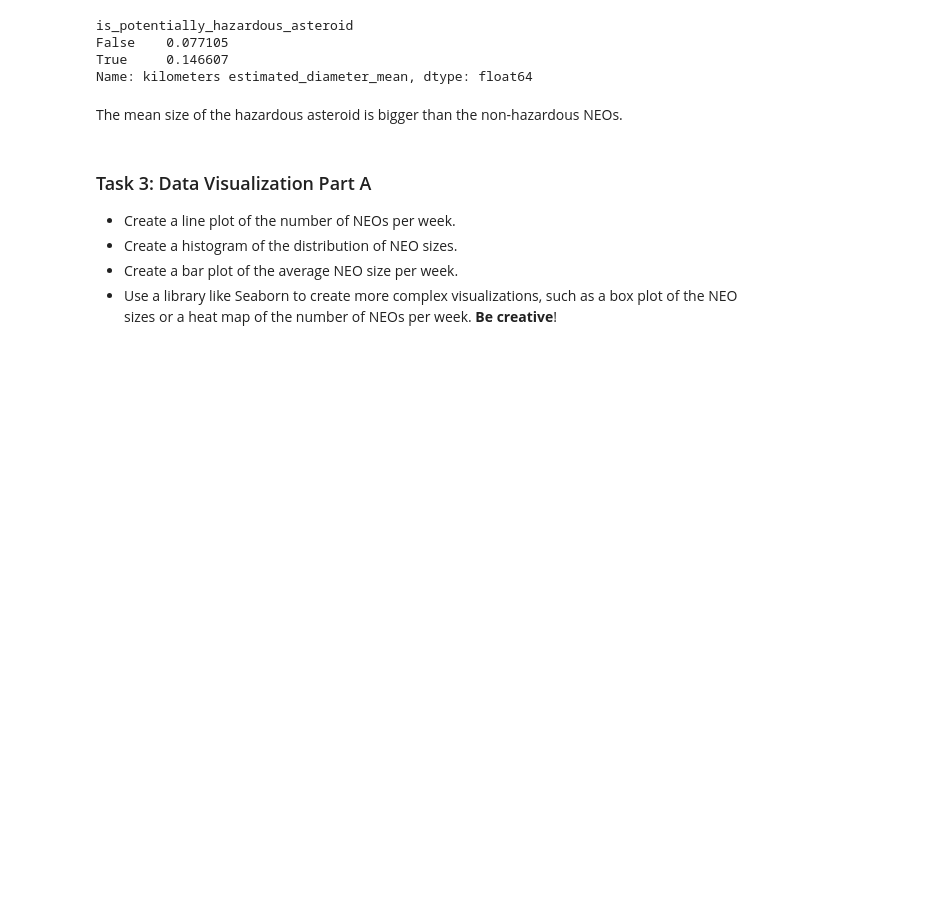
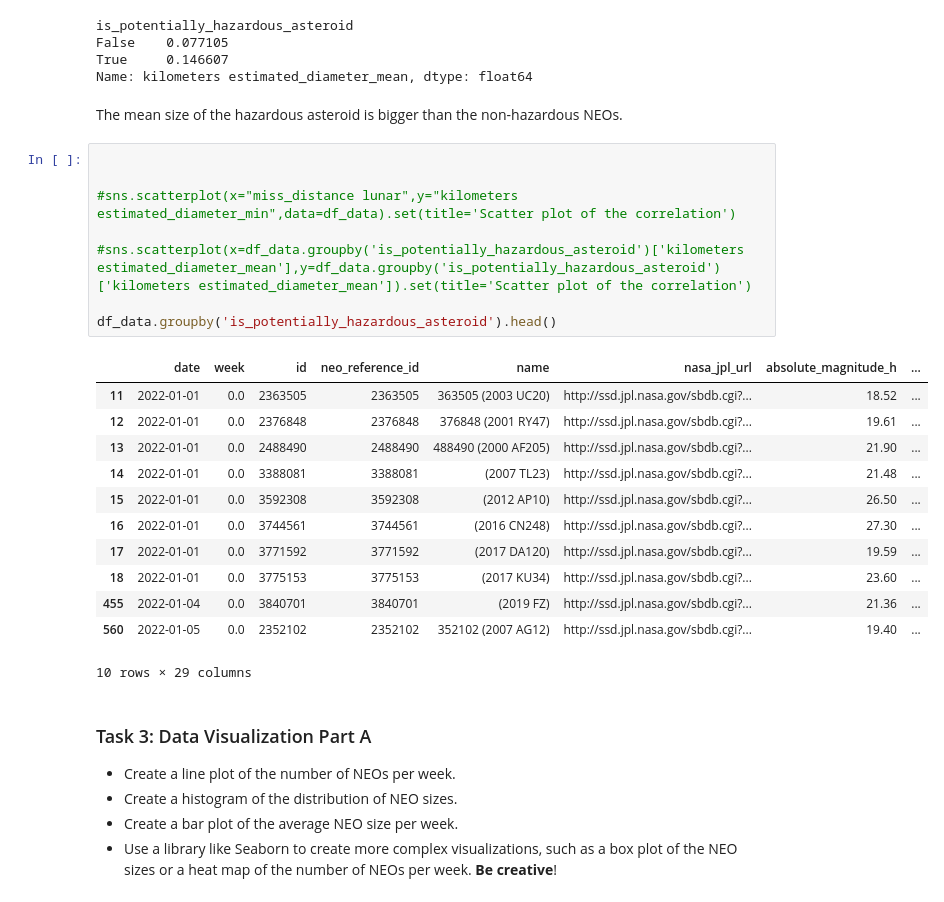
Before and after one commit to fred248h/62444-DVA, a Jupyter notebook: 5_nasa_data_collection_and_visualization.ipynb, the cells around one changed output. Drawn from its saved outputs; the diff is of its cells as text; blank space fills up the shorter version.

Commit message:
NASA 5

```diff
--- a/5_nasa_data_collection_and_visualization.ipynb
+++ b/5_nasa_data_collection_and_visualization.ipynb
@@ -155,6 +155,27 @@ True     0.146607
 Name: kilometers estimated_diameter_mean, dtype: float64
 # %% [markdown]
 The mean size of the hazardous asteroid is bigger than the non-hazardous NEOs.
+# %%
+
+
+#sns.scatterplot(x="miss_distance lunar",y="kilometers estimated_diameter_min",data=df_data).set(title='Scatter plot of the correlation')
+
+#sns.scatterplot(x=df_data.groupby('is_potentially_hazardous_asteroid')['kilometers estimated_diameter_mean'],y=df_data.groupby('is_potentially_hazardous_asteroid')['kilometers estimated_diameter_mean']).set(title='Scatter plot of the correlation')
+
+df_data.groupby('is_potentially_hazardous_asteroid').head()
+# %% [output]
+|  | date | week | id | neo_reference_id | name | nasa_jpl_url | absolute_magnitude_h | ... |
+| 11 | 2022-01-01 | 0.0 | 2363505 | 2363505 | 363505 (2003 UC20) | http://ssd.jpl.nasa.gov/sbdb.cgi?... | 18.52 | ... |
+| 12 | 2022-01-01 | 0.0 | 2376848 | 2376848 | 376848 (2001 RY47) | http://ssd.jpl.nasa.gov/sbdb.cgi?... | 19.61 | ... |
+| 13 | 2022-01-01 | 0.0 | 2488490 | 2488490 | 488490 (2000 AF205) | http://ssd.jpl.nasa.gov/sbdb.cgi?... | 21.90 | ... |
+| 14 | 2022-01-01 | 0.0 | 3388081 | 3388081 | (2007 TL23) | http://ssd.jpl.nasa.gov/sbdb.cgi?... | 21.48 | ... |
+| 15 | 2022-01-01 | 0.0 | 3592308 | 3592308 | (2012 AP10) | http://ssd.jpl.nasa.gov/sbdb.cgi?... | 26.50 | ... |
+| 16 | 2022-01-01 | 0.0 | 3744561 | 3744561 | (2016 CN248) | http://ssd.jpl.nasa.gov/sbdb.cgi?... | 27.30 | ... |
+| 17 | 2022-01-01 | 0.0 | 3771592 | 3771592 | (2017 DA120) | http://ssd.jpl.nasa.gov/sbdb.cgi?... | 19.59 | ... |
+| 18 | 2022-01-01 | 0.0 | 3775153 | 3775153 | (2017 KU34) | http://ssd.jpl.nasa.gov/sbdb.cgi?... | 23.60 | ... |
+| 455 | 2022-01-04 | 0.0 | 3840701 | 3840701 | (2019 FZ) | http://ssd.jpl.nasa.gov/sbdb.cgi?... | 21.36 | ... |
+| 560 | 2022-01-05 | 0.0 | 2352102 | 2352102 | 352102 (2007 AG12) | http://ssd.jpl.nasa.gov/sbdb.cgi?... | 19.40 | ... |
+10 rows × 29 columns
 # %% [markdown]
 ### Task 3: Data Visualization Part A
 
```
Also changed, not shown: 1 other file.
